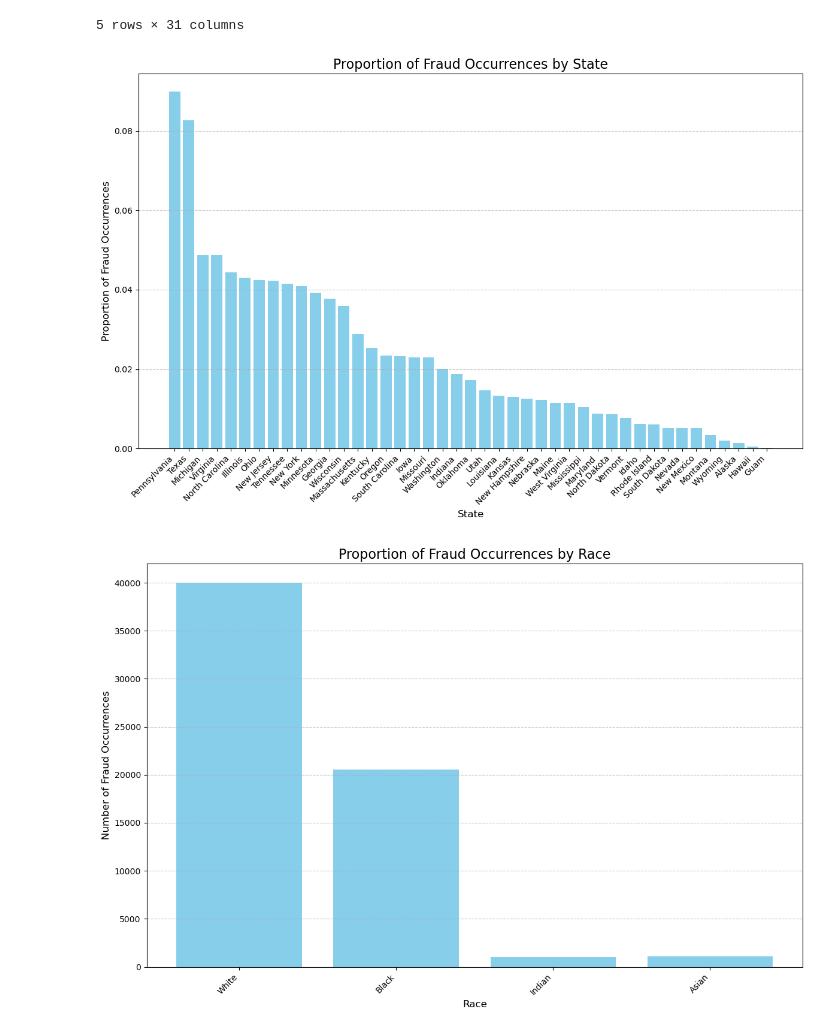
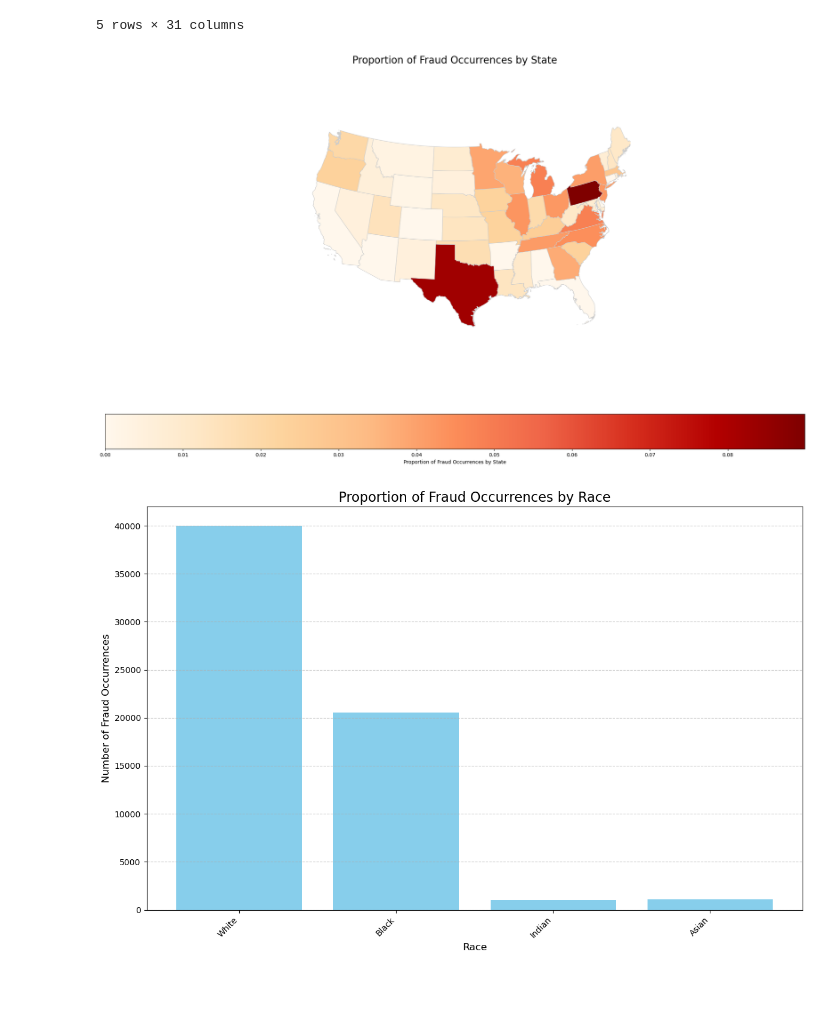
Before and after one commit to ryantangmj/ryantangmj.github.io, a Jupyter notebook: final_tutorial.ipynb, the cells around one changed output. Saved outputs shown, nothing was run; the diff lists cells and outputs as text; code cells hidden in the pictures; blank space fills up the shorter version.

```diff
--- a/final_tutorial.ipynb
+++ b/final_tutorial.ipynb
@@ -302,22 +326,45 @@ data_arrest.head()
 | 3 | 3 | 50 | AK00104 | 6 | 9.0 | 22 | 0.0 | 110 | 0 | ... |
 | 4 | 3 | 50 | AK00108 | 6 | 9.0 | 22 | 0.0 | 110 | 0 | ... |
 5 rows × 31 columns
-# %%
-# calculate the proportion of fraud by state
-fraud_by_state = data_arrest['State'].value_counts(normalize=True).sort_values(ascending=False)
-
-# plot the bar chart
-plt.figure(figsize=(12, 8))
-plt.bar(fraud_by_state.index, fraud_by_state.values, color='skyblue')
-plt.title('Proportion of Fraud Occurrences by State', fontsize=16)
-plt.xlabel('State', fontsize=12)
-plt.ylabel('Proportion of Fraud Occurrences', fontsize=12)
-plt.xticks(rotation=45, fontsize=10, ha='right')
-plt.grid(axis='y', linestyle='--', alpha=0.7)
-plt.tight_layout()
-plt.show()
-# %% [output]
-[figure, removed]
+# %%
+# calculate the proportion of fraud by state
+fraud_by_state = data_arrest['State'].value_counts(normalize=True).sort_values(ascending=False)
+
+# retrieving geopandas usa data
+usa = gpd.read_file('https://www2.census.gov/geo/tiger/GENZ2018/shp/cb_2018_us_state_500k.zip')
+
+# merge the geopandas file and fraud data
+merged = usa.merge(fraud_by_state, how='left', left_on='NAME', right_on='State')
+merged['proportion'] = merged['proportion'].fillna(0)
+
+# exclude Alaska and Hawaii before reprojection
+merged = merged[~merged['STUSPS'].isin(['AK', 'HI'])]
+
+# reproject the GeoDataFrame
+visframe = merged.to_crs(epsg=2163)
+
+# plot the map
+fig, ax = plt.subplots(1, 1, figsize=(20, 12))
+visframe.plot(column='proportion',
+              cmap='OrRd',
+              linewidth=0.8,
+              ax=ax,
+              edgecolor='0.8',
+              legend=True,
+              legend_kwds={
+                  'label': "Proportion of Fraud Occurrences by State",
+                  'orientation': "horizontal"
+              })
+
+ax.set_xlim([-2.5e6, 2.5e6])
+ax.set_ylim([-2.5e6, 1.5e6])
+
+ax.set_axis_off()
+ax.set_title('Proportion of Fraud Occurrences by State', fontdict={'fontsize': 20}, pad=20)
+plt.tight_layout()
+plt.show()
+# %% [output]
+[figure, added]
 # %%
 # calculate the occurrences of fraud by race
 fraud_adult_white = data_arrest['Adult White'].sum()
```
Also changed, not shown: parts of 3 cells of this notebook, 7 other files.
